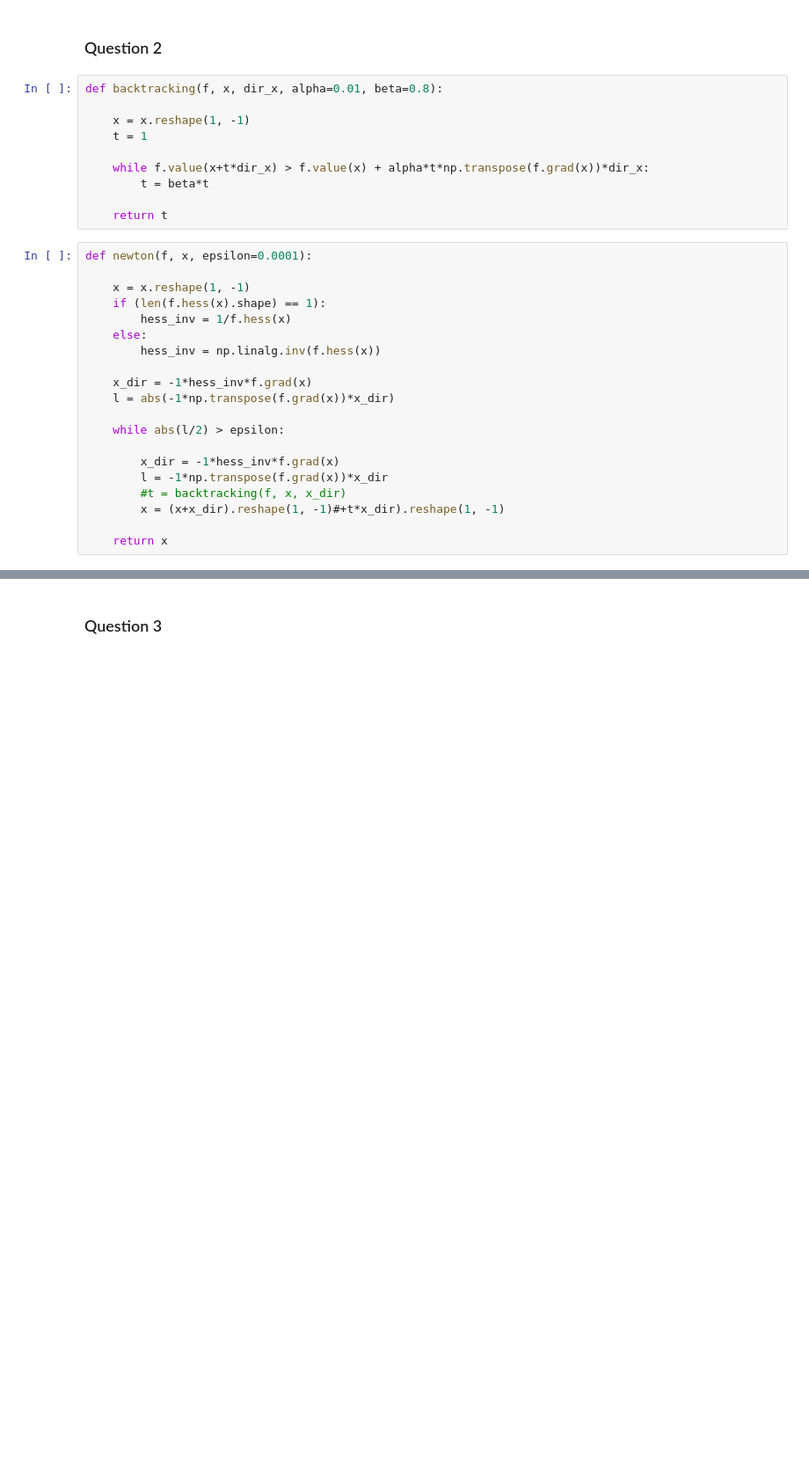
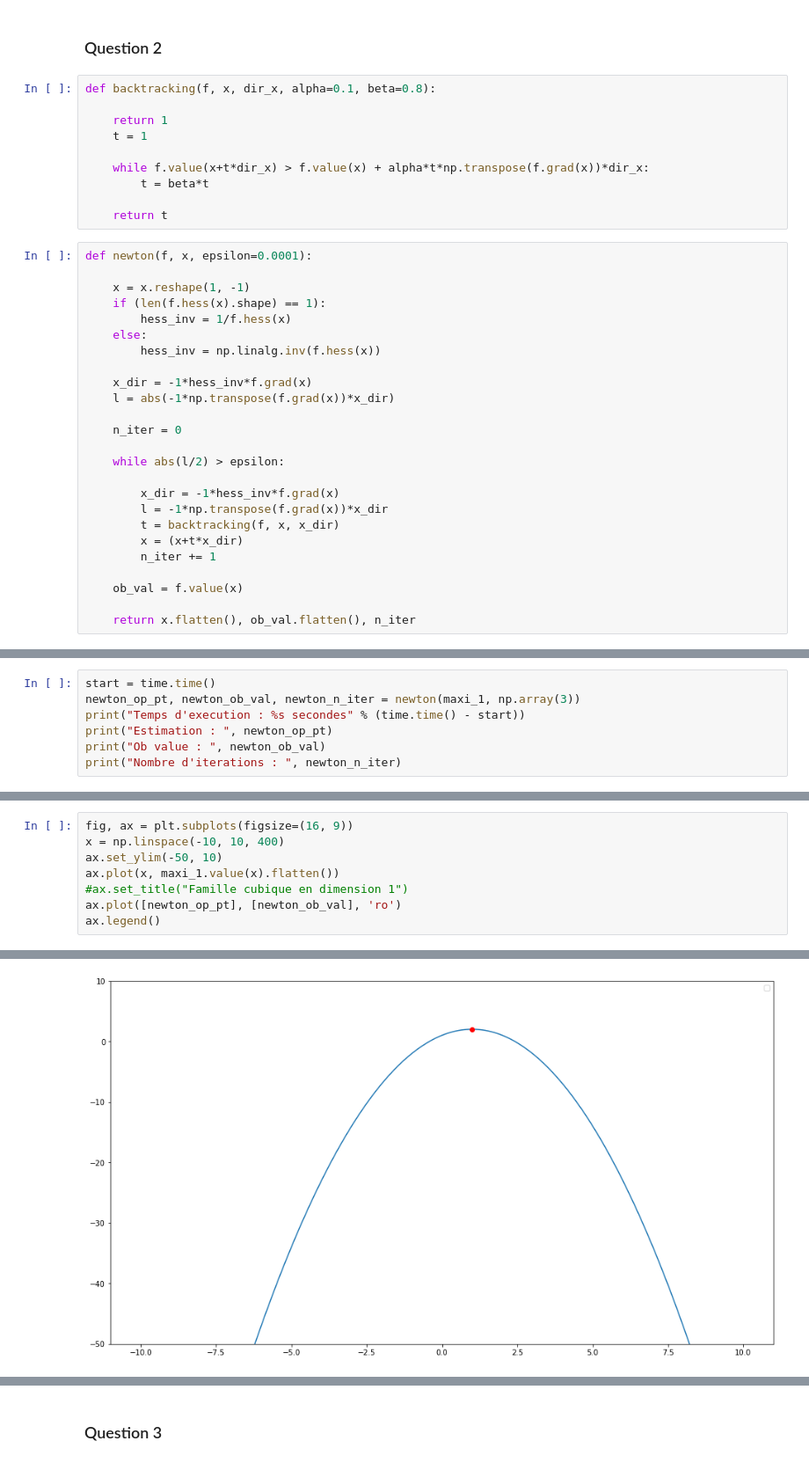
Before and after one commit to DaniGodin/ocvx, a Jupyter notebook: Code.ipynb, the cells around one changed output, grey strips where cells are left out. Shown at 88% size. Saved outputs shown, nothing was run; the diff lists cells and outputs as text; blank space fills up the shorter version.

Commit message:
Comparaison Newton-GD et plot

```diff
--- a/Code.ipynb
+++ b/Code.ipynb
@@ -94,9 +87,9 @@ test_list = [mini_1, maxi_1, exp_1]
 # %% [markdown]
 ### Question 2
 # %%
-def backtracking(f, x, dir_x, alpha=0.01, beta=0.8):
+def backtracking(f, x, dir_x, alpha=0.1, beta=0.8):
 
-    x = x.reshape(1, -1)
+    return 1
     t = 1
 
     while f.value(x+t*dir_x) > f.value(x) + alpha*t*np.transpose(f.grad(x))*dir_x:
@@ -115,11 +108,16 @@ def newton(f, x, epsilon=0.0001):
     x_dir = -1*hess_inv*f.grad(x)
     l = abs(-1*np.transpose(f.grad(x))*x_dir)
 
+    n_iter = 0
+
     while abs(l/2) > epsilon:
 
         x_dir = -1*hess_inv*f.grad(x)
         l = -1*np.transpose(f.grad(x))*x_dir
-        #t = backtracking(f, x, x_dir)
-        x = (x+x_dir).reshape(1, -1)#+t*x_dir).reshape(1, -1)
+        t = backtracking(f, x, x_dir)
+        x = (x+t*x_dir)
+        n_iter += 1
 
-    return x
+    ob_val = f.value(x)
+
+    return x.flatten(), ob_val.flatten(), n_iter
@@ -129,0 +124,7 @@ array([[1.]])
+# %%
+start = time.time()
+newton_op_pt, newton_ob_val, newton_n_iter = newton(maxi_1, np.array(3))
+print("Temps d'execution : %s secondes" % (time.time() - start))
+print("Estimation : ", newton_op_pt)
+print("Ob value : ", newton_ob_val)
+print("Nombre d'iterations : ", newton_n_iter)
@@ -129,0 +136,9 @@ array([[1.]])
+# %%
+fig, ax = plt.subplots(figsize=(16, 9))
+x = np.linspace(-10, 10, 400)
+ax.set_ylim(-50, 10)
+ax.plot(x, maxi_1.value(x).flatten())
+#ax.set_title("Famille cubique en dimension 1")
+ax.plot([newton_op_pt], [newton_ob_val], 'ro')
+ax.legend()
+# %% [output]
@@ -129,0 +147 @@ array([[1.]])
+[figure, added]
```
Also changed, not shown: parts of 17 cells of this notebook.
